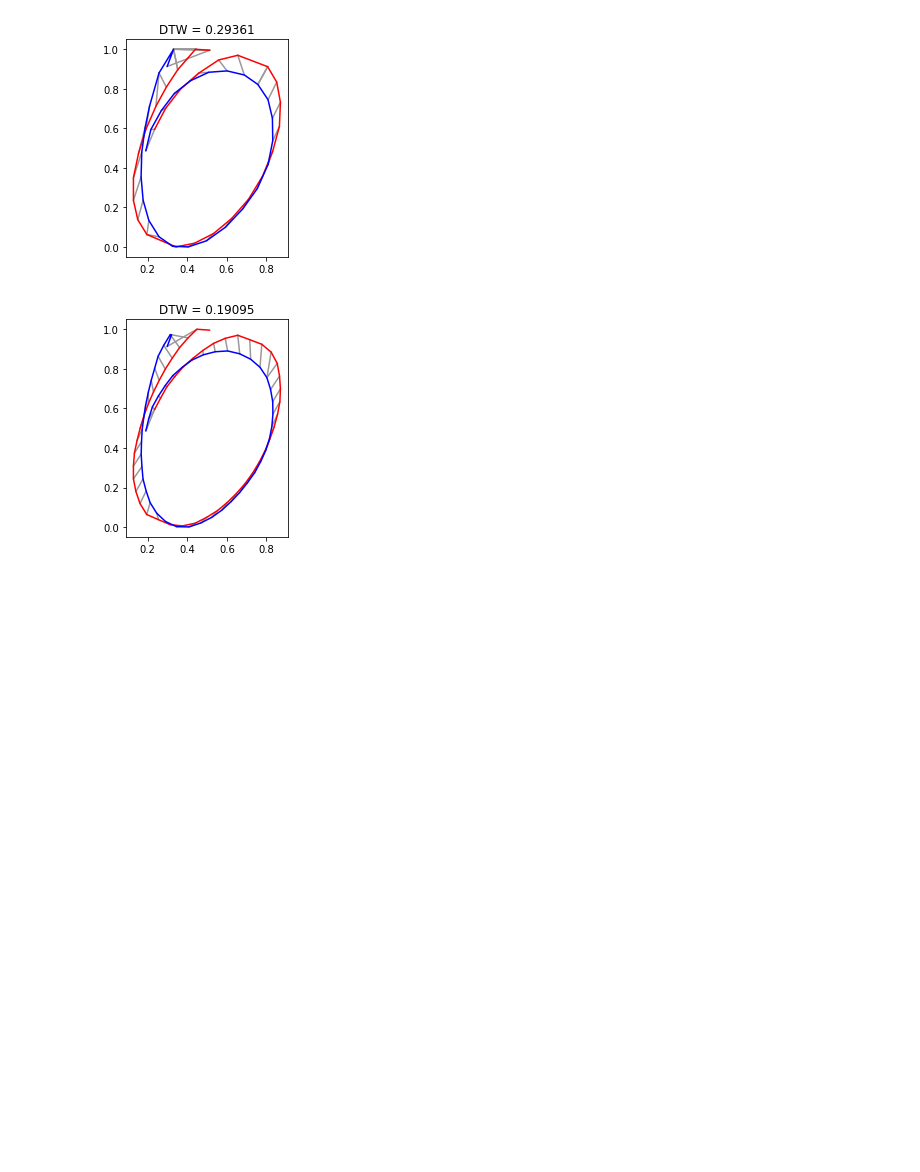
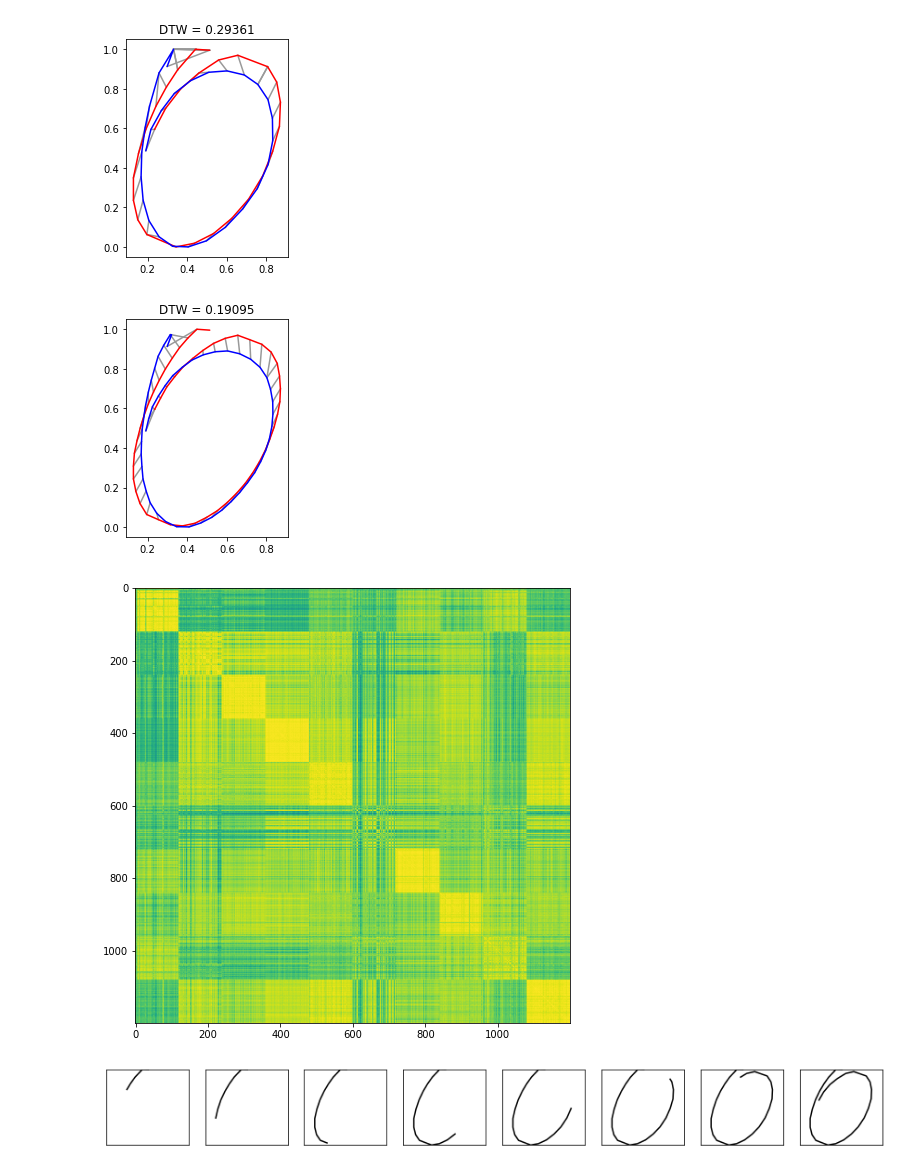
Before and after one commit to markojukic/raketa-online-character-recognition, a Jupyter notebook: example.ipynb, the cells around one changed output. Saved outputs shown, nothing was run; the diff lists cells and outputs as text; code cells hidden in the pictures; blank space fills up the shorter version.

Commit message:
Sredio preprocessing, dodao VideoCreator

```diff
--- a/example.ipynb
+++ b/example.ipynb
@@ -14,8 +14,8 @@ np.random.seed(0)
 # %%
 train, test = ujipenchars2.Parser('data/ujipenchars2').parse(string.digits)
 
-drawing_scaler = DrawingScaler()
-train = drawing_scaler.fit_transform(train)
+drawing_scaler = DrawingToBoxScaler(0, 1, 0, 1)
+train = drawing_scaler.transform(train)
 test = drawing_scaler.transform(test)
 
 data = train + test
@@ -52,7 +52,8 @@ plot_dtw(data[0], data[1])
 [figure]
 # %%
 # Resampling s 50 točaka
-resampled_data = [resample_drawing(drawing, 50) for drawing in data]
+drawing_resampler = DrawingResampler(50)
+resampled_data = drawing_resampler.transform(data)
 # %%
 plot_dtw(resampled_data[0], resampled_data[1])
 # %% [output]
@@ -60,3 +61,30 @@ plot_dtw(resampled_data[0], resampled_data[1])
 # %%
 # Matrica s DTW udaljenostima
 D = dtw_distance_matrix(np.array([np.vstack(drawing.strokes) for drawing in resampled_data], dtype=np.float32))
+# %%
+sorted_idx = np.argsort(labels)
+plt.figure(figsize=(8, 8))
+plt.imshow(-D[np.ix_(sorted_idx, sorted_idx)])
+plt.show()
+# %% [output]
+[figure, added]
+# %%
+from preprocessing import VideoCreator
+
+n_frames = 8
+video_creator = VideoCreator(n_frames)
+video = video_creator.transform_one(data[0])
+
+plt.figure(figsize=(15, 1.5))
+for i in range(n_frames):
+    plt.subplot(1, n_frames, i + 1)
+    for stroke in video[i].strokes:
+        plt.plot(stroke[:,0], stroke[:,1], color='black')
+    plt.xlim(0, 1)
+    plt.ylim(0, 1)
+    axes = plt.gca().axes
+    axes.xaxis.set_ticks([])
+    axes.yaxis.set_ticks([])
+plt.show()
+# %% [output]
+[figure, added]
```
Also changed, not shown: parts of 1 cell of this notebook, 1 other file.
